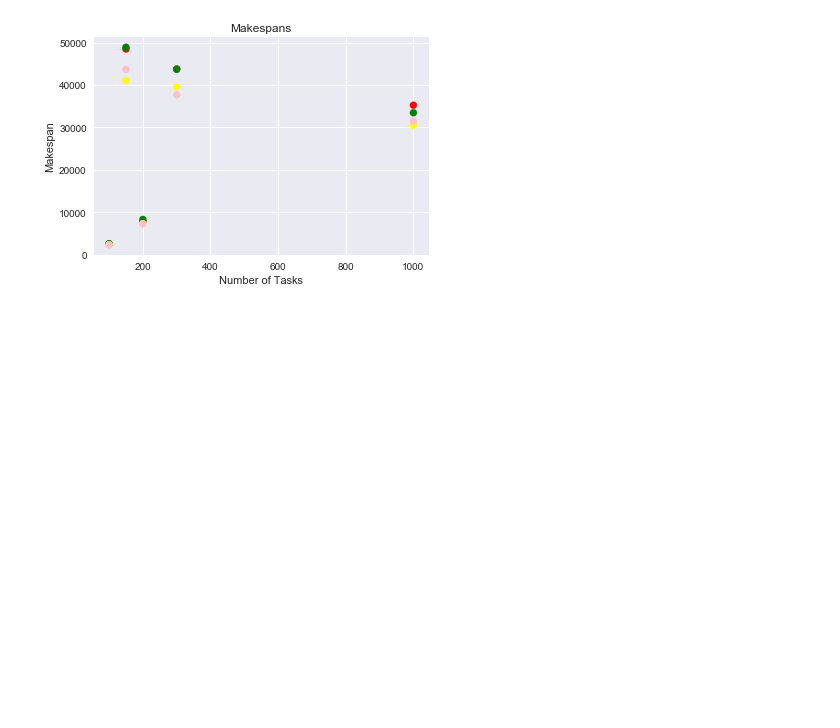
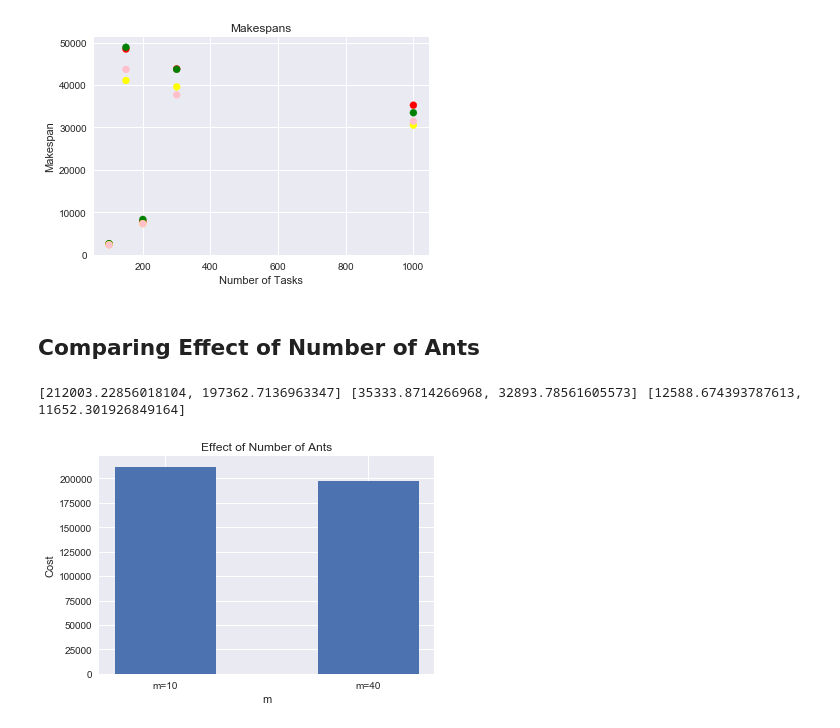
Before and after one commit to AsavariLimaye/ant-colony-optimization, a Jupyter notebook: task_scheduler.ipynb, the cells around one changed output. Cells and saved outputs as stored; diff of their text form; code cells hidden in the pictures; blank space fills up the shorter version.

Commit message:
Added Graphs and Results

```diff
--- a/task_scheduler.ipynb
+++ b/task_scheduler.ipynb
@@ -450,3 +450,39 @@ plt.ylabel('Makespan')
 plt.show()
 # %% [output]
 [figure]
+# %% [markdown]
+## Comparing Effect of Number of Ants
+# %%
+costs = []
+makespans = []
+BLs = []
+# %%
+aco = ACO(gupdate = True, m= 10)
+aco.loadData("vm_data.txt", "Task_Data/task_data_gocj_1000.txt")
+aco.run()
+fn = "1000_d_m_10.txt"
+res = aco.saveResults("Results/" + fn)
+costs.append(res["cost"])
+makespans.append(res["makespan"])
+BLs.append(res["BL"])
+# %%
+aco = ACO(gupdate = True, m= 40)
+aco.loadData("vm_data.txt", "Task_Data/task_data_gocj_1000.txt")
+aco.run()
+fn = "1000_d_m_40.txt"
+res = aco.saveResults("Results/" + fn)
+costs.append(res["cost"])
+makespans.append(res["makespan"])
+BLs.append(res["BL"])
+# %%
+print (costs, makespans, BLs)
+# %% [output]
+[212003.22856018104, 197362.7136963347] [35333.8714266968, 32893.78561605573] [12588.674393787613, 11652.301926849164]
+# %%
+plt.bar([0, 1], costs, width=0.5, tick_label = ["m=10" , "m=40"])
+plt.title('Effect of Number of Ants')
+plt.xlabel('m')
+plt.ylabel('Cost')
+plt.show()
+# %% [output]
+[figure, added]
```
Also changed, not shown: parts of 20 cells of this notebook.
